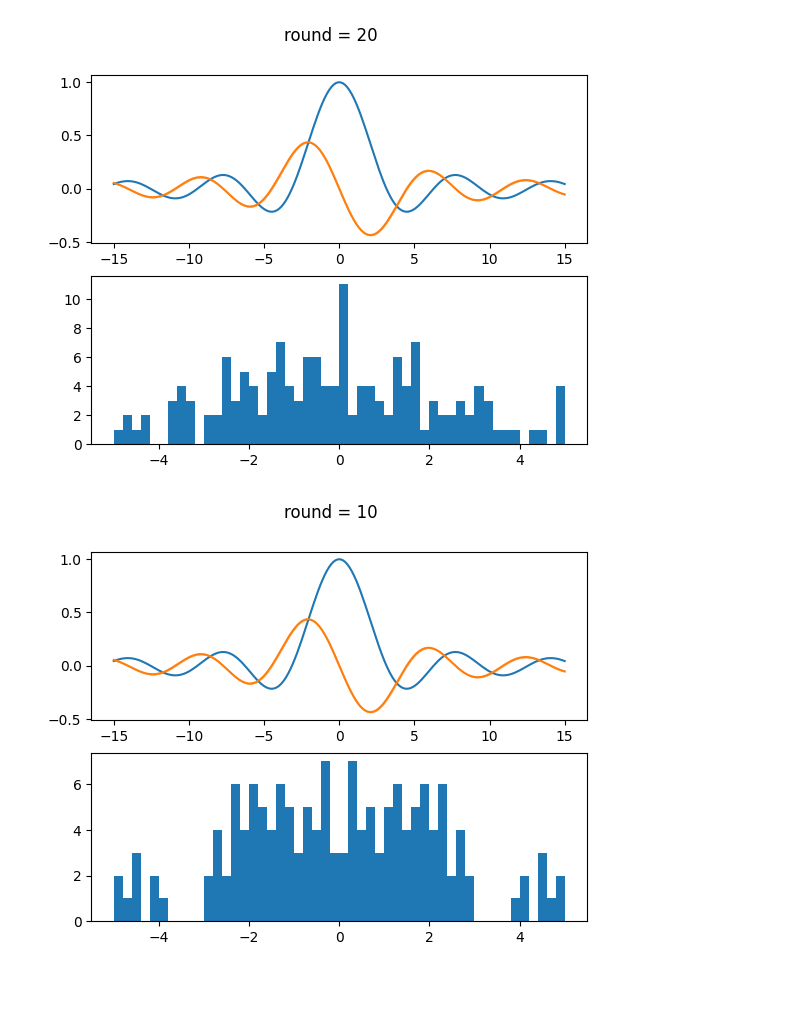
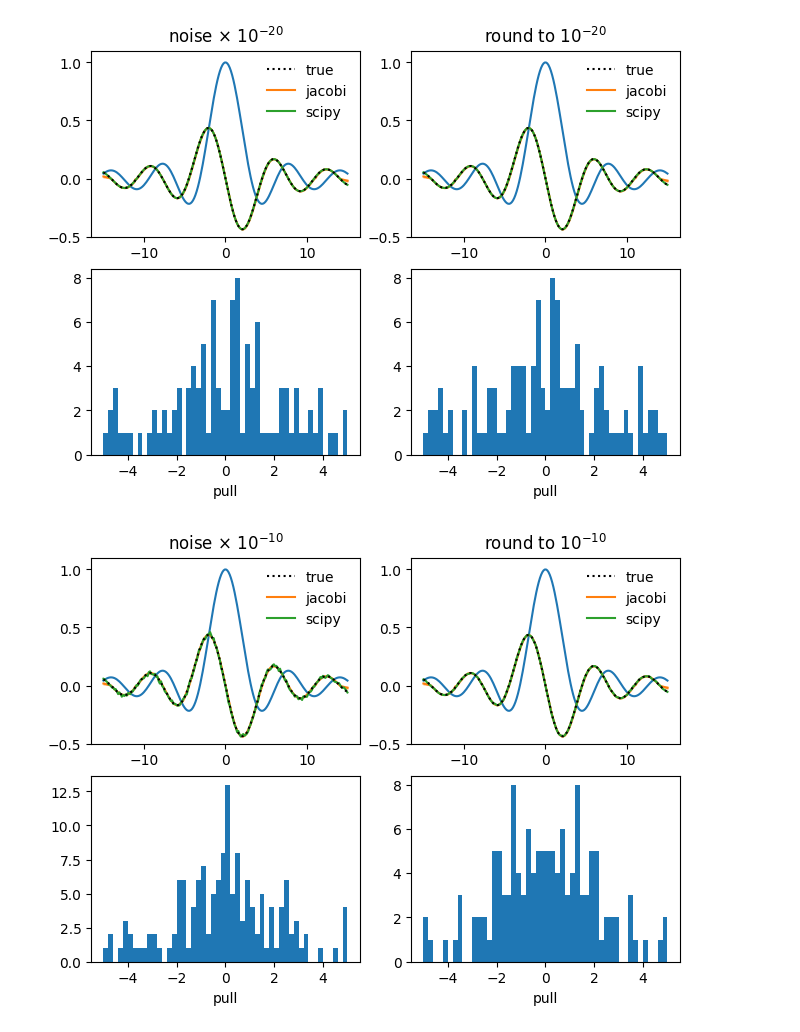
Before and after one commit to HDembinski/jacobi, a Jupyter notebook: notebook/robustness.ipynb, the cells around one changed output. Saved outputs shown, nothing was run; the diff lists cells and outputs as text; code cells hidden in the pictures; blank space fills up the shorter version.

```diff
--- a/notebook/robustness.ipynb
+++ b/notebook/robustness.ipynb
@@ -5,22 +6,45 @@ from matplotlib import pyplot as plt
 # %%
-def fn(x, round):
-    return np.round(np.sin(x) / x, round)
+class NoisyFcn:
+    def __init__(self, p):
+        self.power = 10 ** -p
+        self.rng = np.random.default_rng(1)
+
+    def __call__(self, x):
+        return np.sin(x) / x + self.power * self.rng.normal()
+
+
+class RoundedFcn:
+    def __init__(self, p):
+        self.power = p
+
+    def __call__(self, x):
+        return np.round(np.sin(x) / x, self.power)
+
 
 def ja(x):
     return (x * np.cos(x) - np.sin(x))/x ** 2
 
 x = np.linspace(-15, 15, 200)
 
-for round in (20, 10, 5, 4, 3, 2):
-    fig, ax = plt.subplots(2, 1)
-    plt.suptitle(f"round = {round}")
-    j, je = jacobi(fn, x, round, diagonal=True)
-    plt.sca(ax[0])
-    plt.plot(x, fn(x, round))
-    plt.plot(x, j)
-    plt.fill_between(x, j - je, j + je, color="C1", alpha=0.5)
-    plt.sca(ax[1])
-    plt.hist((j - ja(x))/je, bins=50, range=(-5, 5))
+for p in (20, 10, 9, 8, 5, 4, 3, 2):
+    fig, ax = plt.subplots(2, 2, constrained_layout=True)
+    for k, Fcn in enumerate((NoisyFcn, RoundedFcn)):
+        fn = Fcn(p)
+        j, je = np.transpose([jacobi(fn, xi) for xi in x])
+        j2 = [approx_fprime(xi, lambda x: fn(x)) for xi in x]
+        plt.sca(ax[0, k])
+        plt.title(("noise $\\times$" if Fcn is NoisyFcn else "round to") + f" $10^{{-{p}}}$")
+        plt.plot(x, [fn(xi) for xi in x])
+        plt.plot(x, ja(x), label="true", color="k", ls=":", zorder=5)
+        plt.plot(x, j, label="jacobi")
+        if np.std(j2) < 5:
+            plt.plot(x, j2, label="scipy")
+        plt.ylim(-0.5, 1.1)
+        plt.fill_between(x, j - je, j + je, color="C1", alpha=0.5)
+        plt.legend(frameon=False)
+        plt.sca(ax[1, k])
+        plt.hist((j - ja(x))/je, bins=50, range=(-5, 5))
+        plt.xlabel("pull")
 # %% [output]
-[figure, old version]
+[figure, new version]
-[figure, old version]
+[figure, new version]
```
Also changed, not shown: parts of 2 cells of this notebook, 2 other files.
